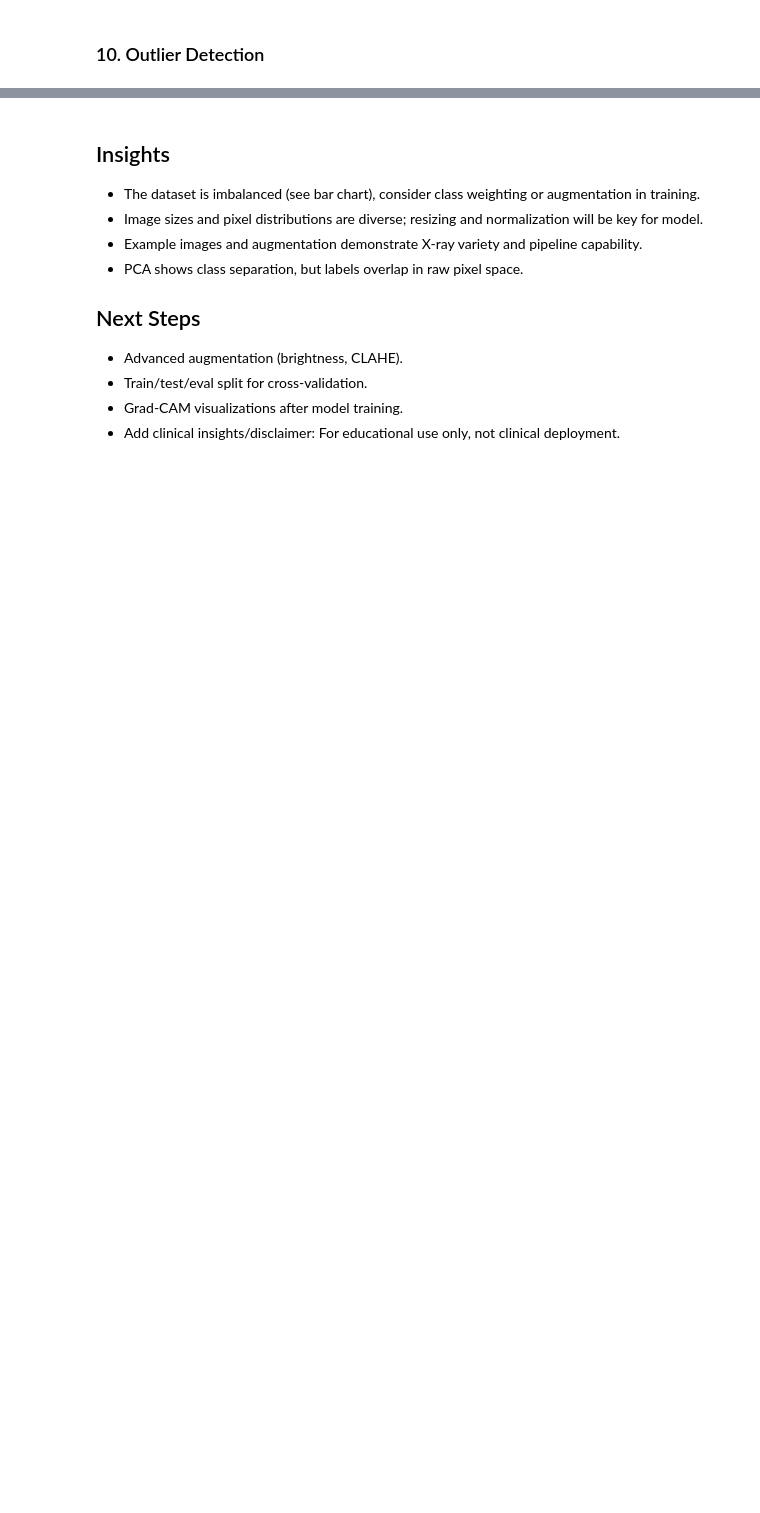
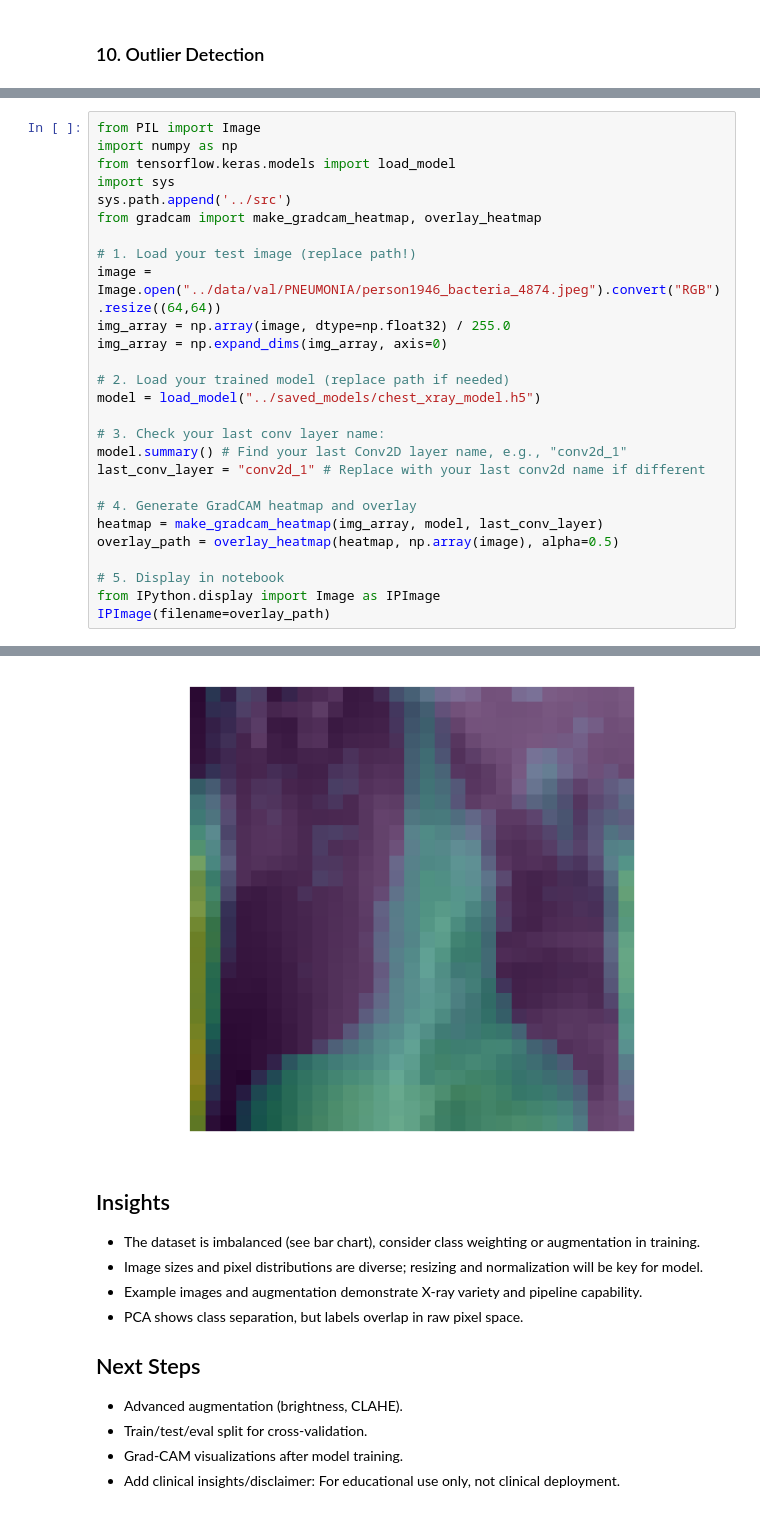
Before and after one commit to Av1352/Chest-X-ray-Classification, a Jupyter notebook: notebooks/exploration.ipynb, the cells around one changed output, grey strips where cells are left out. Cells and saved outputs as stored; diff of their text form; blank space fills up the shorter version.

Commit message:
gradcam

```diff
--- a/notebooks/exploration.ipynb
+++ b/notebooks/exploration.ipynb
@@ -175,0 +176,28 @@ Outlier images found: 1140
+# %%
+from PIL import Image
+import numpy as np
+from tensorflow.keras.models import load_model
+import sys
+sys.path.append('../src')
+from gradcam import make_gradcam_heatmap, overlay_heatmap
+
+# 1. Load your test image (replace path!)
+image = Image.open("../data/val/PNEUMONIA/person1946_bacteria_4874.jpeg").convert("RGB").resize((64,64))
+img_array = np.array(image, dtype=np.float32) / 255.0
+img_array = np.expand_dims(img_array, axis=0)
+
+# 2. Load your trained model (replace path if needed)
+model = load_model("../saved_models/chest_xray_model.h5")
+
+# 3. Check your last conv layer name:
+model.summary() # Find your last Conv2D layer name, e.g., "conv2d_1"
+last_conv_layer = "conv2d_1" # Replace with your last conv2d name if different
+
+# 4. Generate GradCAM heatmap and overlay
+heatmap = make_gradcam_heatmap(img_array, model, last_conv_layer)
+overlay_path = overlay_heatmap(heatmap, np.array(image), alpha=0.5)
+
+# 5. Display in notebook
+from IPython.display import Image as IPImage
+IPImage(filename=overlay_path)
+# %% [output]
@@ -176,3 +221,4 @@ Outlier images found: 1140
+[figure, added]
 # %% [markdown]
 ## Insights
 - The dataset is imbalanced (see bar chart), consider class weighting or augmentation in training.
```
Also changed, not shown: parts of 9 cells of this notebook, 6 other files.
